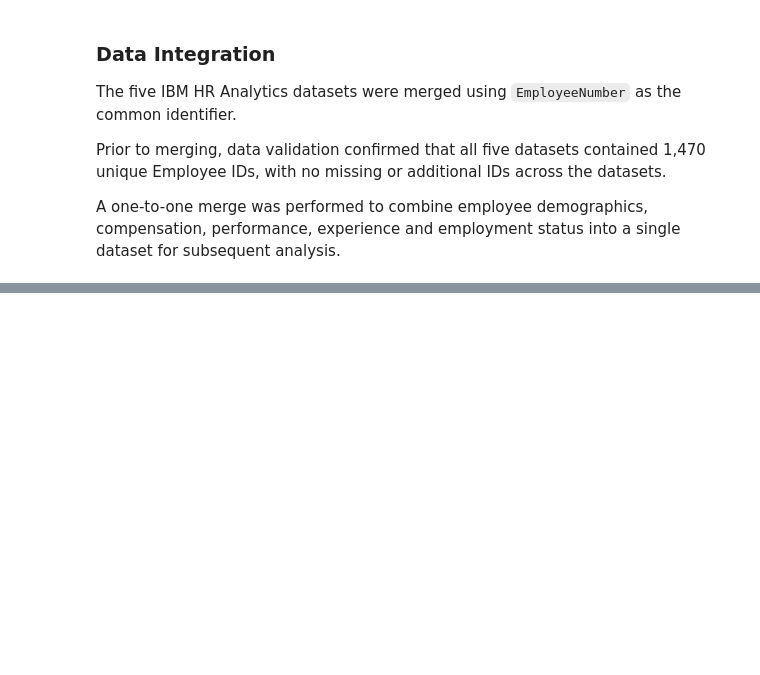
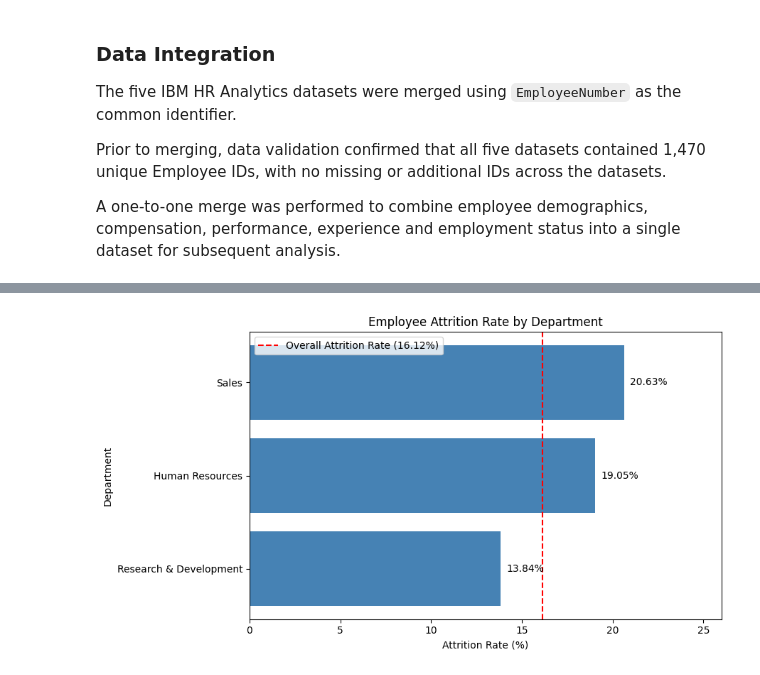
Before and after one commit to junelwc6-source/IBM-HR-Attrition-Analytics, a Jupyter notebook: IBM_HR_Attrition_Capstone.ipynb, the cells around one changed output, grey strips where cells are left out. Saved outputs shown, nothing was run; the diff lists cells and outputs as text; code cells hidden in the pictures; blank space fills up the shorter version.

```diff
--- a/IBM_HR_Attrition_Capstone.ipynb
+++ b/IBM_HR_Attrition_Capstone.ipynb
@@ -195,0 +285,43 @@ A one-to-one merge was performed to combine employee demographics, compensation,
+# %%
+
+# Visualise attrition rate by department
+
+import matplotlib.pyplot as plt
+
+plt.figure(figsize=(9, 5))
+
+bars = plt.barh(
+    department_attrition.index,
+    department_attrition["Attrition_Rate"],
+    color="steelblue"
+)
+
+# Display highest attrition rate at the top
+plt.gca().invert_yaxis()
+
+# Add percentage labels
+for bar in bars:
+    plt.text(
+        bar.get_width() + 0.3,
+        bar.get_y() + bar.get_height() / 2,
+        f"{bar.get_width():.2f}%",
+        va="center"
+    )
+
+# Add overall attrition rate for comparison
+plt.axvline(
+    x=16.12,
+    color="red",
+    linestyle="--",
+    label="Overall Attrition Rate (16.12%)"
+)
+
+plt.title("Employee Attrition Rate by Department")
+plt.xlabel("Attrition Rate (%)")
+plt.ylabel("Department")
+plt.xlim(0, 26)
+plt.legend()
+plt.tight_layout()
+plt.show()
+# %% [output]
+[figure, added]
```
Also changed, not shown: parts of 8 cells of this notebook.
